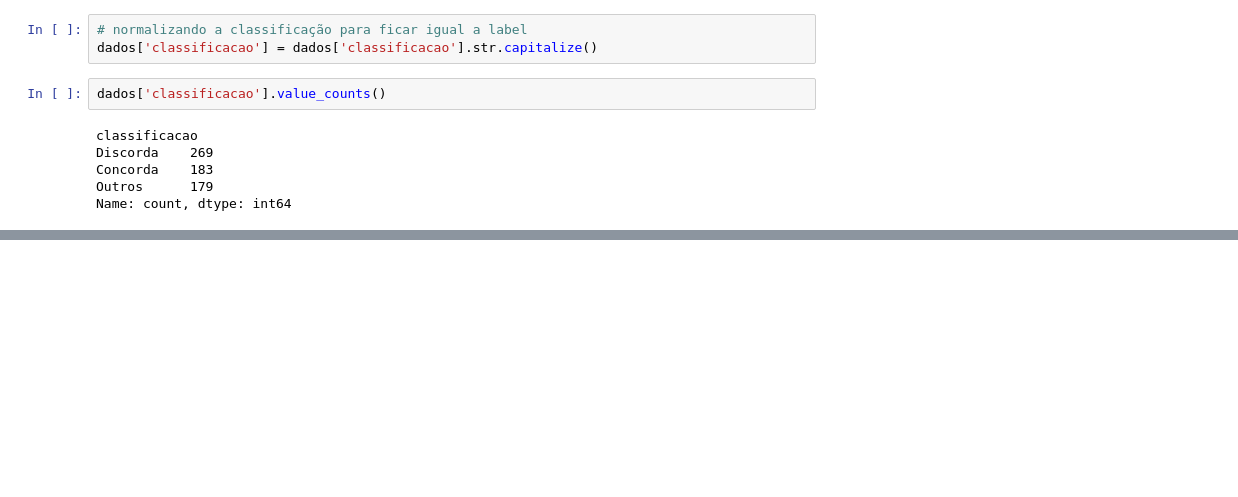
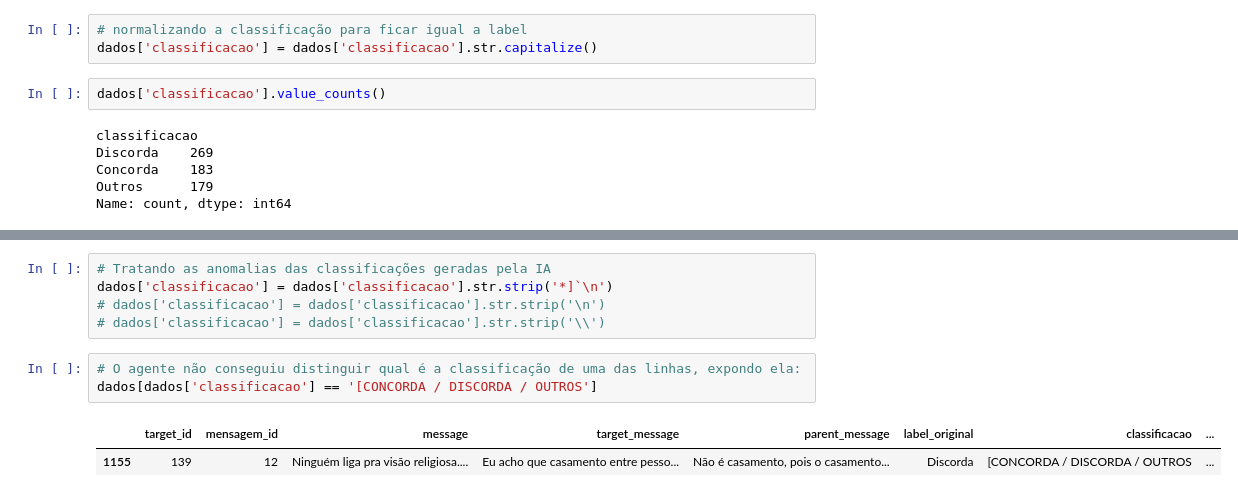
Before and after one commit to digogc/Contextual_GenAI_Stance_Detection, a Jupyter notebook: data/trabalhando_dados_completos.ipynb, the cells around one changed output, grey strips where cells are left out. Cells and saved outputs as stored; diff of their text form; blank space fills up the shorter version.

```diff
--- a/data/trabalhando_dados_completos.ipynb
+++ b/data/trabalhando_dados_completos.ipynb
@@ -86,0 +109,11 @@ Name: count, dtype: int64
+# %%
+# Tratando as anomalias das classificações geradas pela IA
+dados['classificacao'] = dados['classificacao'].str.strip('*]`\n')
+# dados['classificacao'] = dados['classificacao'].str.strip('\n')
+# dados['classificacao'] = dados['classificacao'].str.strip('\\')
+# %%
+# O agente não conseguiu distinguir qual é a classificação de uma das linhas, expondo ela:
+dados[dados['classificacao'] == '[CONCORDA / DISCORDA / OUTROS']
+# %% [output]
+|  | target_id | mensagem_id | message | target_message | parent_message | label_original | classificacao | ... |
+| 1155 | 139 | 12 | Ninguém liga pra visão religiosa.... | Eu acho que casamento entre pesso... | Não é casamento, pois o casamento... | Discorda | [CONCORDA / DISCORDA / OUTROS | ... |
```
Also changed, not shown: parts of 20 cells of this notebook, 3 other files.
